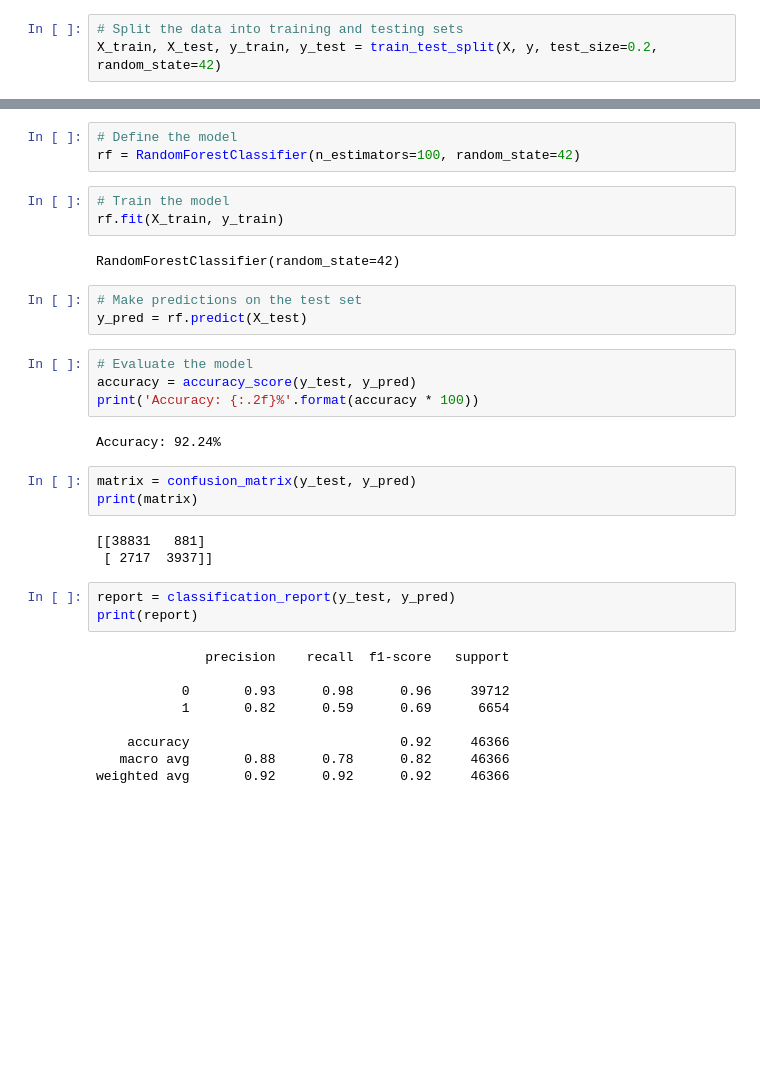
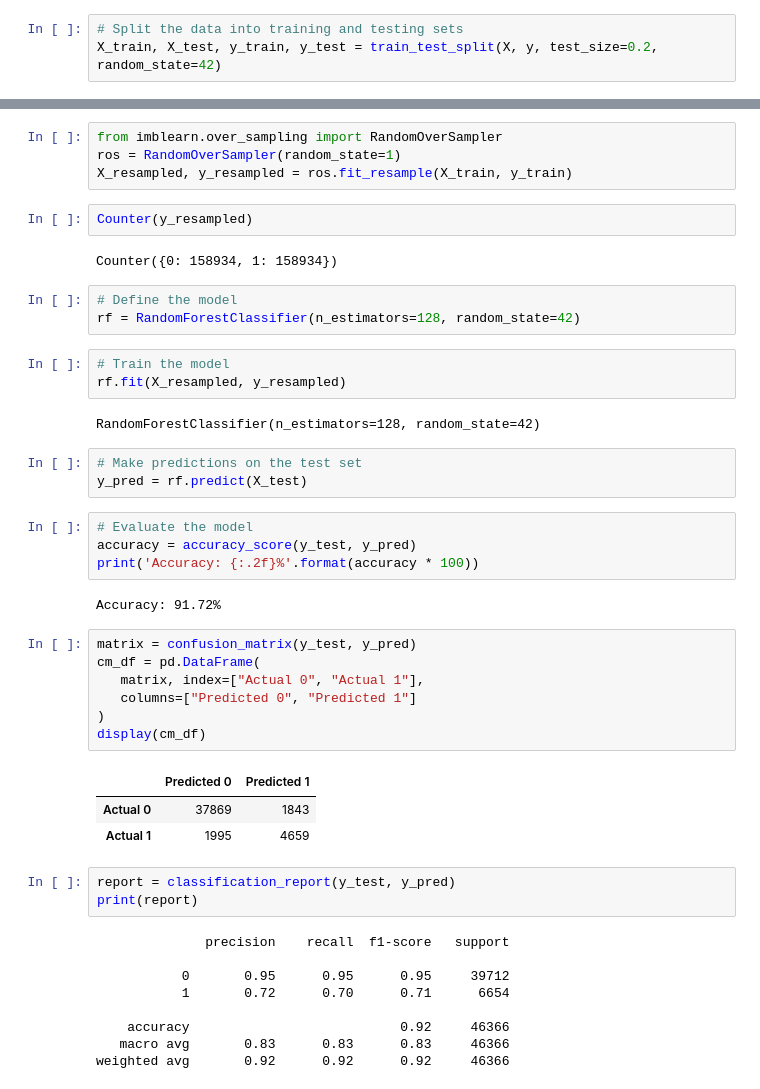
Before and after one commit to FrankPassalacqua88/Group_Project, a Jupyter notebook: fp/RandomForest-MedalPredictor.ipynb, the cells around one changed output, grey strips where cells are left out. Saved outputs shown, nothing was run; the diff lists cells and outputs as text; blank space fills up the shorter version.

```diff
--- a/fp/RandomForest-MedalPredictor.ipynb
+++ b/fp/RandomForest-MedalPredictor.ipynb
@@ -213,11 +219,19 @@ X_train, X_test, y_train, y_test = train_test_split(X, y, test_size=0.2, random_
+# %%
+from imblearn.over_sampling import RandomOverSampler
+ros = RandomOverSampler(random_state=1)
+X_resampled, y_resampled = ros.fit_resample(X_train, y_train)
+# %%
+Counter(y_resampled)
+# %% [output]
+Counter({0: 158934, 1: 158934})
 # %%
 # Define the model
-rf = RandomForestClassifier(n_estimators=100, random_state=42)
+rf = RandomForestClassifier(n_estimators=128, random_state=42)
 # %%
 # Train the model
-rf.fit(X_train, y_train)
+rf.fit(X_resampled, y_resampled)
 # %% [output]
-RandomForestClassifier(random_state=42)
+RandomForestClassifier(n_estimators=128, random_state=42)
 # %%
 # Make predictions on the test set
 y_pred = rf.predict(X_test)
@@ -226,22 +240,27 @@ y_pred = rf.predict(X_test)
 accuracy = accuracy_score(y_test, y_pred)
 print('Accuracy: {:.2f}%'.format(accuracy * 100))
 # %% [output]
-Accuracy: 92.24%
+Accuracy: 91.72%
 # %%
 matrix = confusion_matrix(y_test, y_pred)
-print(matrix)
+cm_df = pd.DataFrame(
+   matrix, index=["Actual 0", "Actual 1"],
+   columns=["Predicted 0", "Predicted 1"]
+)
+display(cm_df)
 # %% [output]
-[[38831   881]
- [ 2717  3937]]
+|  | Predicted 0 | Predicted 1 |
+| Actual 0 | 37869 | 1843 |
+| Actual 1 | 1995 | 4659 |
 # %%
 report = classification_report(y_test, y_pred)
 print(report)
 # %% [output]
               precision    recall  f1-score   support
 
-           0       0.93      0.98      0.96     39712
-           1       0.82      0.59      0.69      6654
+           0       0.95      0.95      0.95     39712
+           1       0.72      0.70      0.71      6654
 
     accuracy                           0.92     46366
-   macro avg       0.88      0.78      0.82     46366
+   macro avg       0.83      0.83      0.83     46366
 weighted avg       0.92      0.92      0.92     46366
```
Also changed, not shown: parts of 4 cells of this notebook.
